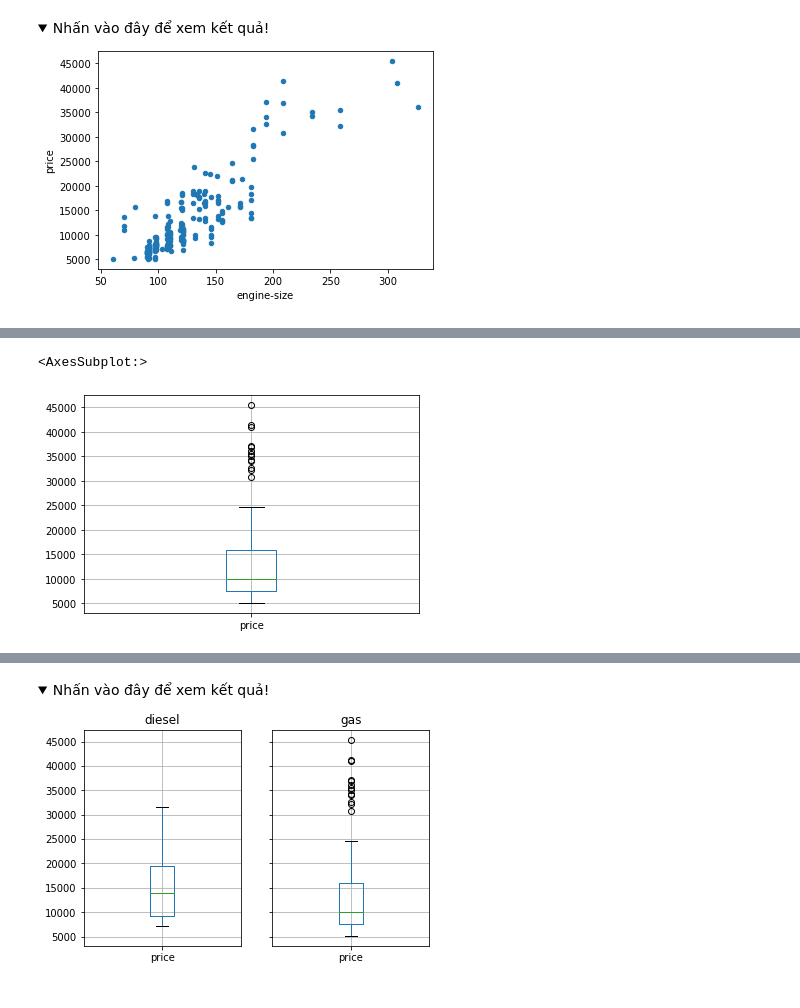
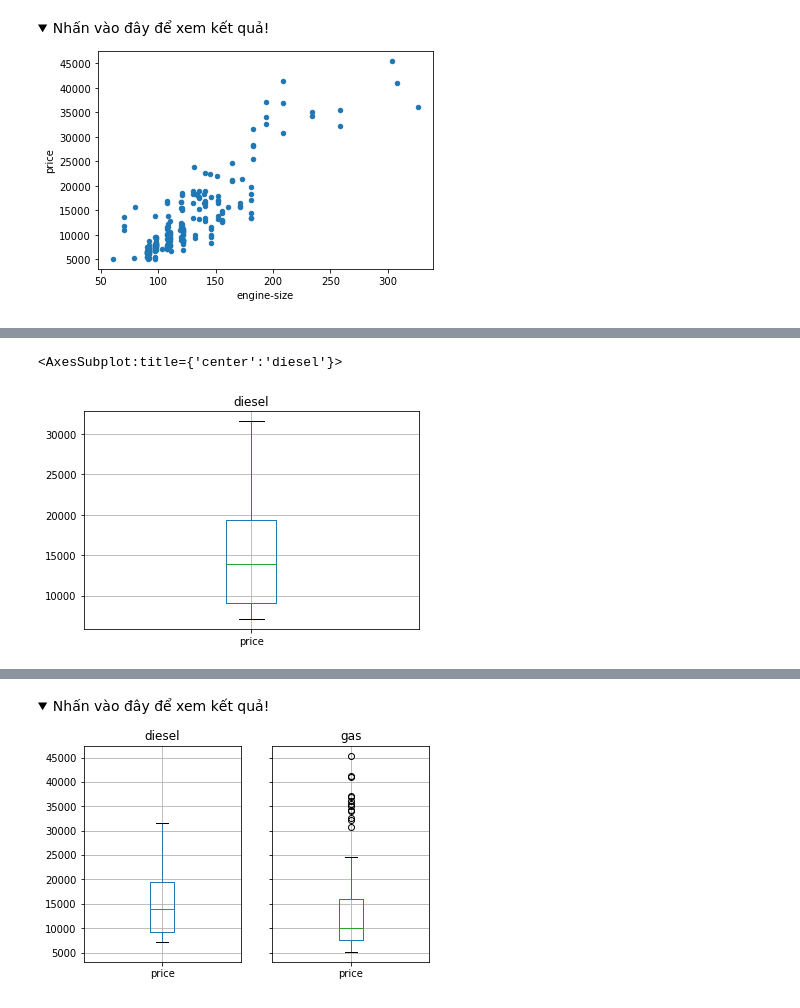
Before and after one commit to kienonline19/complete-python-course, a Jupyter notebook: problems/mr-dat-problems/Dataframe_Bai_lam_them_2 (Part 2).ipynb, the cells around one changed output, grey strips where cells are left out. Saved outputs shown, nothing was run; the diff lists cells and outputs as text; code cells hidden in the pictures; folded sections open.

```diff
--- a/problems/mr-dat-problems/Dataframe_Bai_lam_them_2 (Part 2).ipynb
+++ b/problems/mr-dat-problems/Dataframe_Bai_lam_them_2 (Part 2).ipynb
@@ -2220,5 +2212,6 @@ df1.boxplot()
-# %%
-df2.boxplot()
-# %% [output]
-<AxesSubplot:>
-[figure, removed]
+# %%
+plt.title('diesel')
+df1.boxplot()
+# %% [output]
+<AxesSubplot:title={'center':'diesel'}>
+[figure, added]
```
Also changed, not shown: parts of 3 cells of this notebook.
